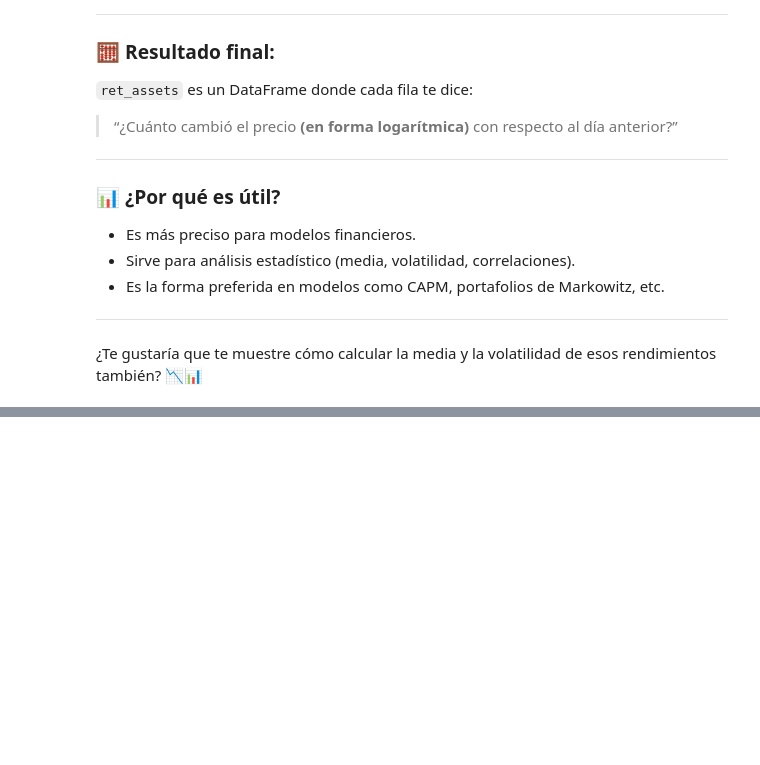
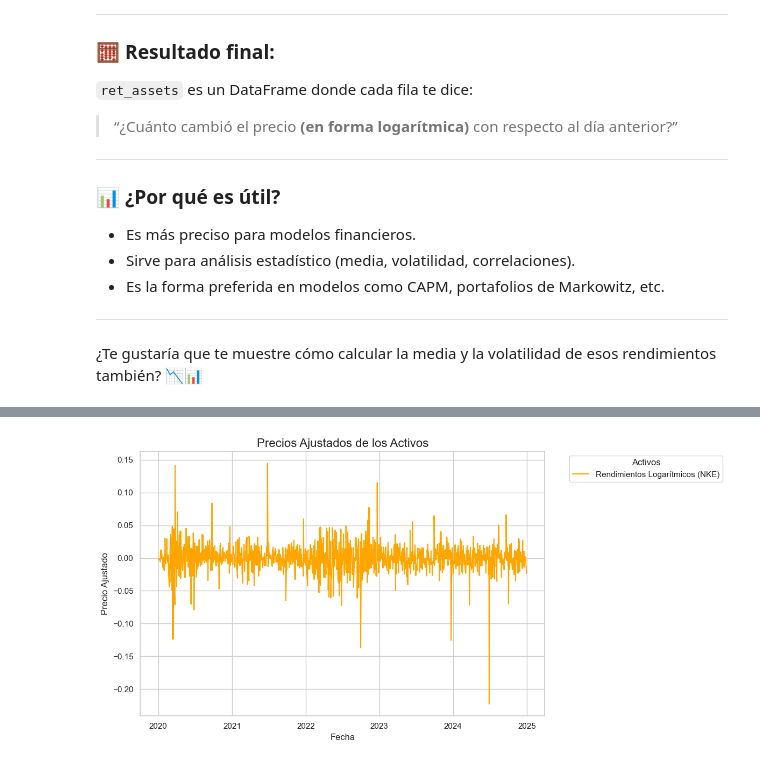
Before and after one commit to betospike/CORRELACION_ACTIVOS, a Jupyter notebook: Correlacion_de_activos.ipynb, the cells around one changed output, grey strips where cells are left out. Drawn from its saved outputs; the diff is of its cells as text; code cells hidden in the pictures; blank space fills up the shorter version.

```diff
--- a/Correlacion_de_activos.ipynb
+++ b/Correlacion_de_activos.ipynb
@@ -298,0 +337,22 @@ log(t1) - log(t0) = log(t1 / t0)
+# %%
+
+import seaborn as sns
+import matplotlib.pyplot as plt
+
+# Configuración de estilo
+sns.set(style="whitegrid")
+
+# Crear el gráfico
+plt.figure(figsize=(12, 6))
+plt.plot(ret_assets['NKE'], label="Rendimientos Logarítmicos (NKE)", color="orange")
+
+
+# Personalizar el gráfico
+plt.title("Precios Ajustados de los Activos", fontsize=16)
+plt.xlabel("Fecha", fontsize=12)
+plt.ylabel("Precio Ajustado", fontsize=12)
+plt.legend(title="Activos", bbox_to_anchor=(1.05, 1), loc="upper left")
+plt.tight_layout()
+plt.show()
+# %% [output]
+[figure, added]
```
Also changed, not shown: parts of 7 cells of this notebook, 1 other file.
